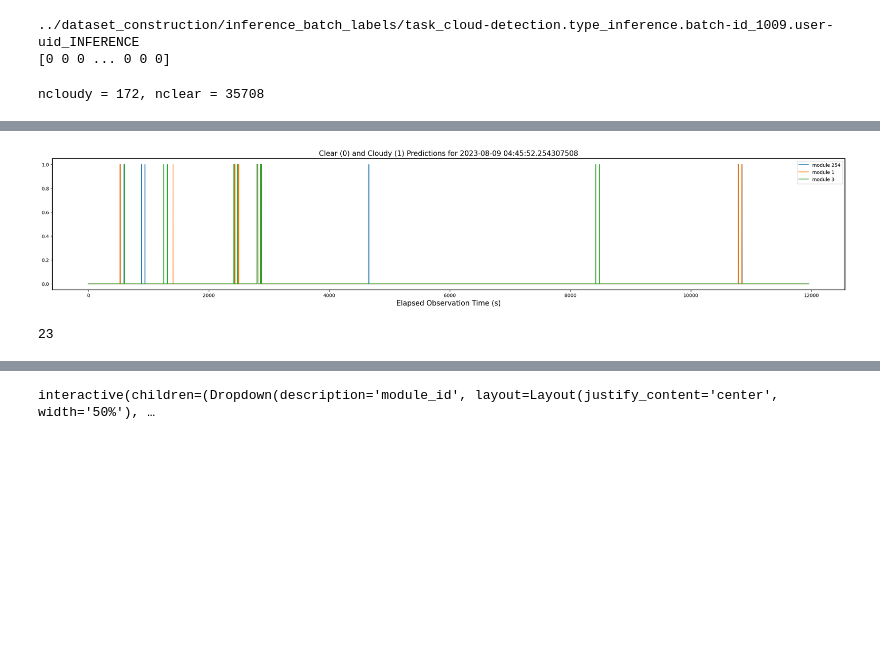
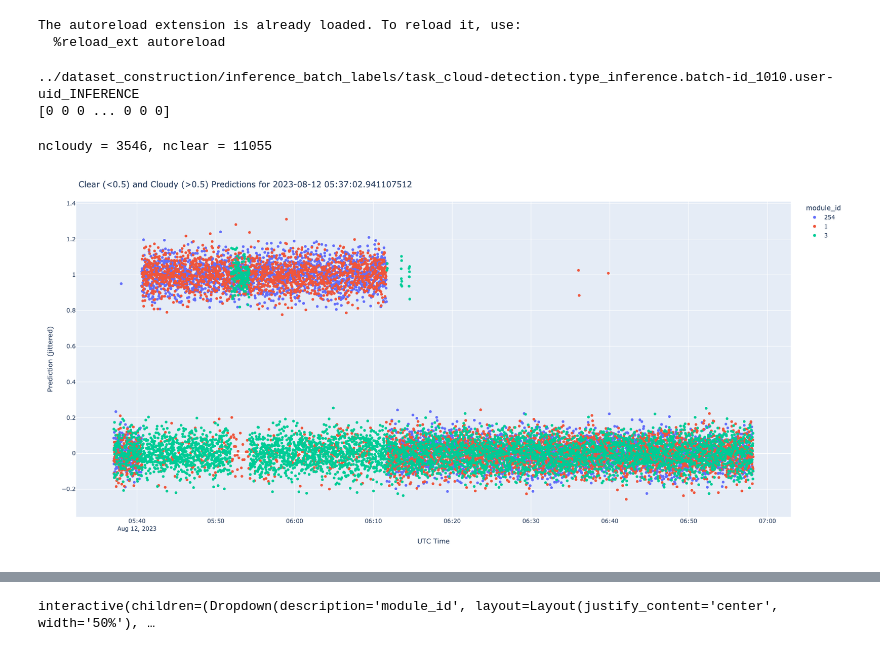
Before and after one commit to panoseti/panoseti, a Jupyter notebook: cloud-detection/model_training/inference_experiments.ipynb, the cells around one changed output, grey strips where cells are left out. Cells and saved outputs as stored; diff of their text form; code cells hidden in the pictures; blank space fills up the shorter version.

Commit message:
To inference_experiments add plotly interactive plots for analyzing predictions and addoption to slider for looking at all data from a module.

```diff
--- a/cloud-detection/model_training/inference_experiments.ipynb
+++ b/cloud-detection/model_training/inference_experiments.ipynb
@@ -16,8 +14,9 @@ from sklearn.metrics import PrecisionRecallDisplay
 
 import pandas as pd
 import numpy as np
+import plotly.express as px
 import matplotlib.pyplot as plt
-plt.rcParams["figure.facecolor"] = 'grey'
+plt.rcParams["figure.facecolor"] = 'white'
 plt.rcParams["font.size"] = 14
 
 import seaborn as sns
@@ -39,6 +38,9 @@ from cnn_model import *
 from data_loaders import *
 from training_utils import *
 %autoreload 2
+# %% [output]
+The autoreload extension is already loaded. To reload it, use:
+  %reload_ext autoreload
 # %%
 # Frame browsing utils
 # cloudy = labeled[labeled['label'] == 'not_clear_cloudy']
@@ -271,7 +276,7 @@ def plot_frame(module_id, label, step, i):
     plt.close()
 # %%
 batch_size = 512
-batch_id = 1008   # Cloudy data, not in training set
+batch_id = 1010   # Cloudy data, not in training set
 # batch_id = 9   # Clear data, not in training set
 
 
@@ -321,7 +326,7 @@ inference_data.inference_session.write_labels(save_to_training_data=False)
 del model
 print(predictions)
 # %% [output]
-../dataset_construction/inference_batch_labels/task_cloud-detection.type_inference.batch-id_1009.user-uid_INFERENCE
+../dataset_construction/inference_batch_labels/task_cloud-detection.type_inference.batch-id_1010.user-uid_INFERENCE
 [0 0 0 ... 0 0 0]
 # %%
 gc.collect()
@@ -331,16 +336,38 @@ cloudy = labeled[labeled['label'] == 'not_clear_cloudy']
 clear = labeled[labeled['label'] == 'clear_night_sky']
 print(f'ncloudy = {len(cloudy)}, nclear = {len(clear)}')
 # %% [output]
-ncloudy = 172, nclear = 35708
+ncloudy = 3546, nclear = 11055
 # %%
-plt.figure(figsize=(30, 5))
-plt.rcParams["figure.facecolor"] = 'white'
-for module_id in labeled['module_id'].unique():
-    mod_idxs = labeled[labeled['module_id'] == module_id].index.values
-    preds_mod = predictions[mod_idxs]
-    sns.lineplot(x=np.arange(len(preds_mod))*1, y=preds_mod, label=f'module {module_id}')
+plt.figure(figsize=(10, 10))
+
+def jitter(values, mu=0, std=0.1):
+    return values + np.random.normal(mu, std,values.shape)
+
+pred_df = labeled[['module_id', 'date']].copy()
+pred_df['pred (jittered)'] = jitter(predictions, 0, 0.07)
+pred_df['module_id'] = pred_df['module_id'].astype(str)
+# sns.scatterplot(pred_df, x='date', y='pred', hue='module_id', s=20)
+
 date = labeled.loc[0, 'date']
-plt.title(f'Clear (0) and Cloudy (1) Predictions for {date}')
-plt.xlabel('Elapsed Observation Time (s)')
-date
+fig = px.scatter(pred_df, x='date', y='pred (jittered)', color='module_id', width=1500, height=800)
+# fig.update_traces(marker=dict(size=3))
+fig.update_layout(
+    title=f'Clear (<0.5) and Cloudy (>0.5) Predictions for {date}',
+    xaxis_title="UTC Time",
+    yaxis_title="Prediction (jittered)",
+
+    # font=dict(
+    #     family="Courier New, monospace",
+    #     size=12,-–
+    #     color="RebeccaPurple"
+    # )
+)
+config = {
+    'toImageButtonOptions': {
+        'filename': f'event_timeline_{date}'
+    }
+}
+
+fig.show(config=config)
 # %% [output]
+[figure, new version]
@@ -348,5 +374,0 @@ Timestamp('2023-08-09 04:45:52.254307508')
-[figure, old version]
-# %%
-len('2023-08-09 04:45:52.254')
-# %% [output]
-23
```
Also changed, not shown: parts of 6 cells of this notebook.
